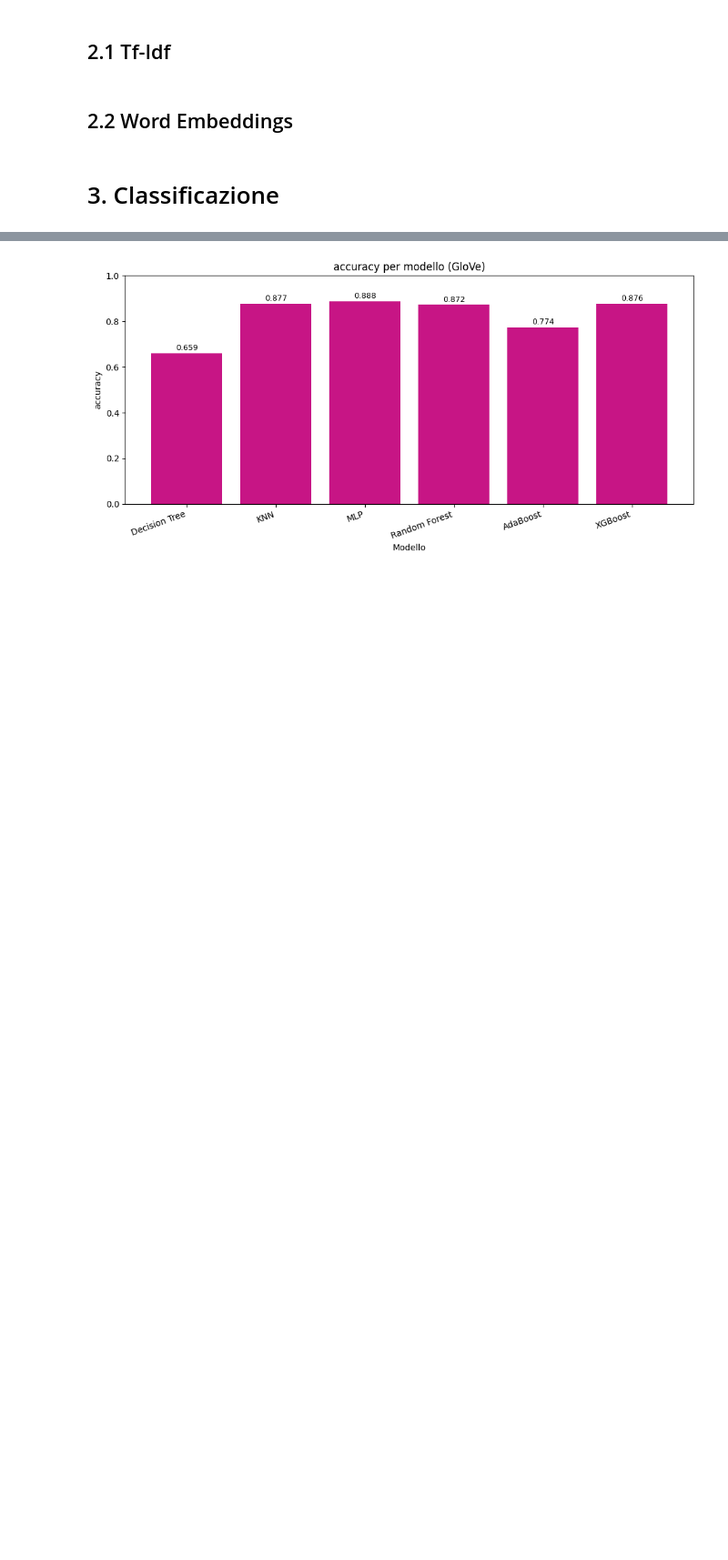
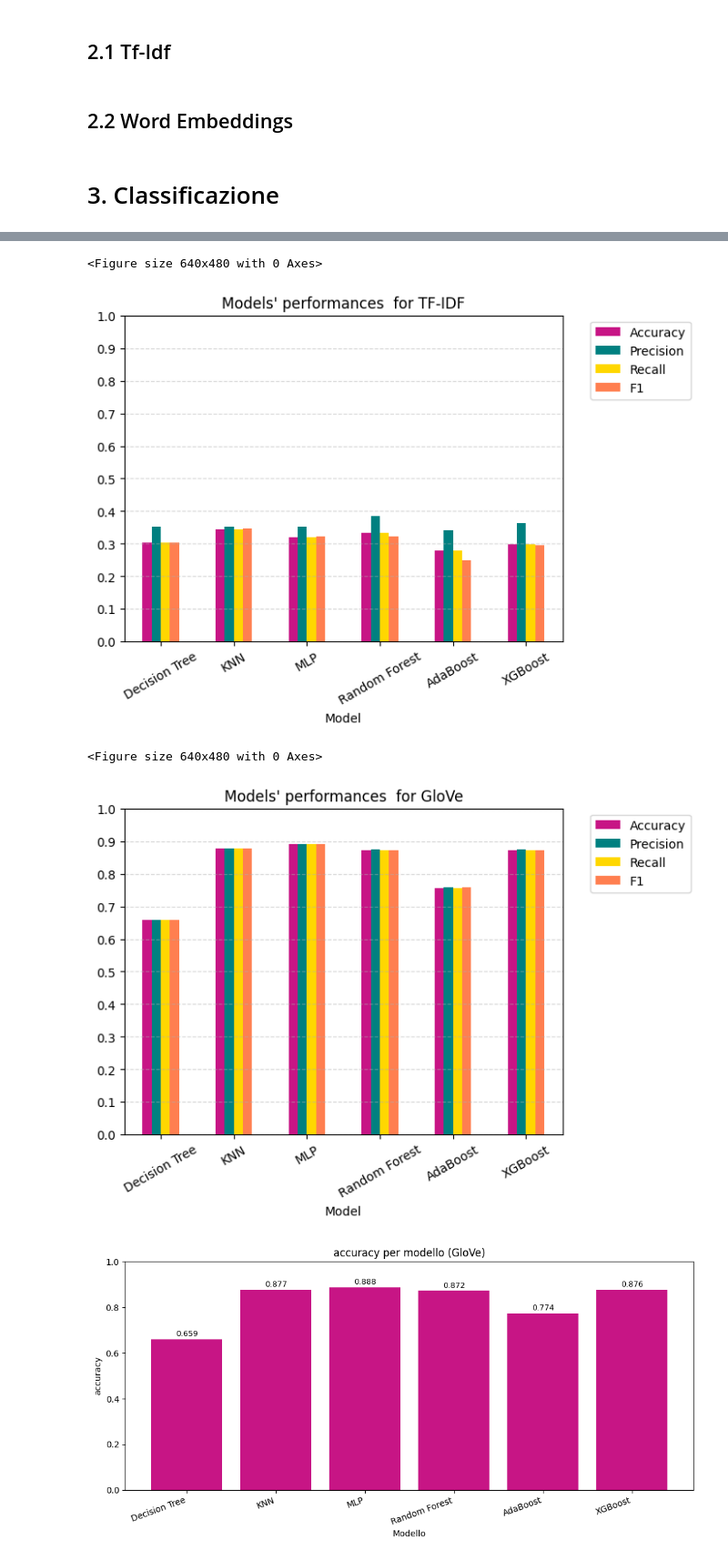
Before and after one commit to g-masala20/progetto_DaMi, a Jupyter notebook: progetto.ipynb, the cells around one changed output, grey strips where cells are left out. Shown at 91% size. Saved outputs shown, nothing was run; the diff lists cells and outputs as text; code cells hidden in the pictures; blank space fills up the shorter version.

```diff
--- a/progetto.ipynb
+++ b/progetto.ipynb
@@ -147,7 +165,7 @@ classifiers = {
 }
 
 # Inizializzazione delle rappresentazioni dei dati
-rappresentations = {
+representations = {
     'TF-IDF': (tfidf_train, tfidf_test),
     'GloVe': (glove_train, glove_test)
 }
@@ -194,10 +217,10 @@ Training XGBoost...OK
 # %%
 # Mostro i risultati :3
-for rappr, perf in results:
+for repr_name, performances in repr_results.items():
     print("\n" + "="*70)
-    print(f"Classification {rappr} Summary")
+    print(f"Classification {repr_name} Summary")
     print("="*70)
-    print((pd.DataFrame(perf).T).round(4))
+    print((pd.DataFrame(performances).set_index('Model')))
 # %% [output]
 ======================================================================
 Classification TF-IDF Summary
@@ -219,3 +242,29 @@ XGBoost          0.8760     0.8775  0.8760  0.8766
+# %%
+metrics_colors = [
+    'mediumvioletred',
+    'teal',
+    'gold',
+    'coral'
+]
+
+for repr_name, performances in repr_results.items():
+    plt.figure()
+
+    performances_df = pd.DataFrame(performances).set_index('Model')
+    performances_df.plot.bar(color=metrics_colors).legend(bbox_to_anchor=(1.05, 1), loc='upper left')
+
+    plt.xticks(rotation=30)
+    plt.ylim([0,1])
+    plt.yticks(np.arange(0,1.1,step=0.1))
+    plt.tick_params('x')
+    plt.grid(True, axis='y', linestyle='--', alpha=0.5)
+    plt.title(f'Models\' performances  for {repr_name}')
+    plt.show()
+# %% [output]
+<Figure size 640x480 with 0 Axes>
+[figure, added]
+<Figure size 640x480 with 0 Axes>
+[figure, added]
 # %%
 # Definizione funzione che restituisce una metrica scelta
 def get_metric (which):
```
Also changed, not shown: parts of 4 cells of this notebook.
